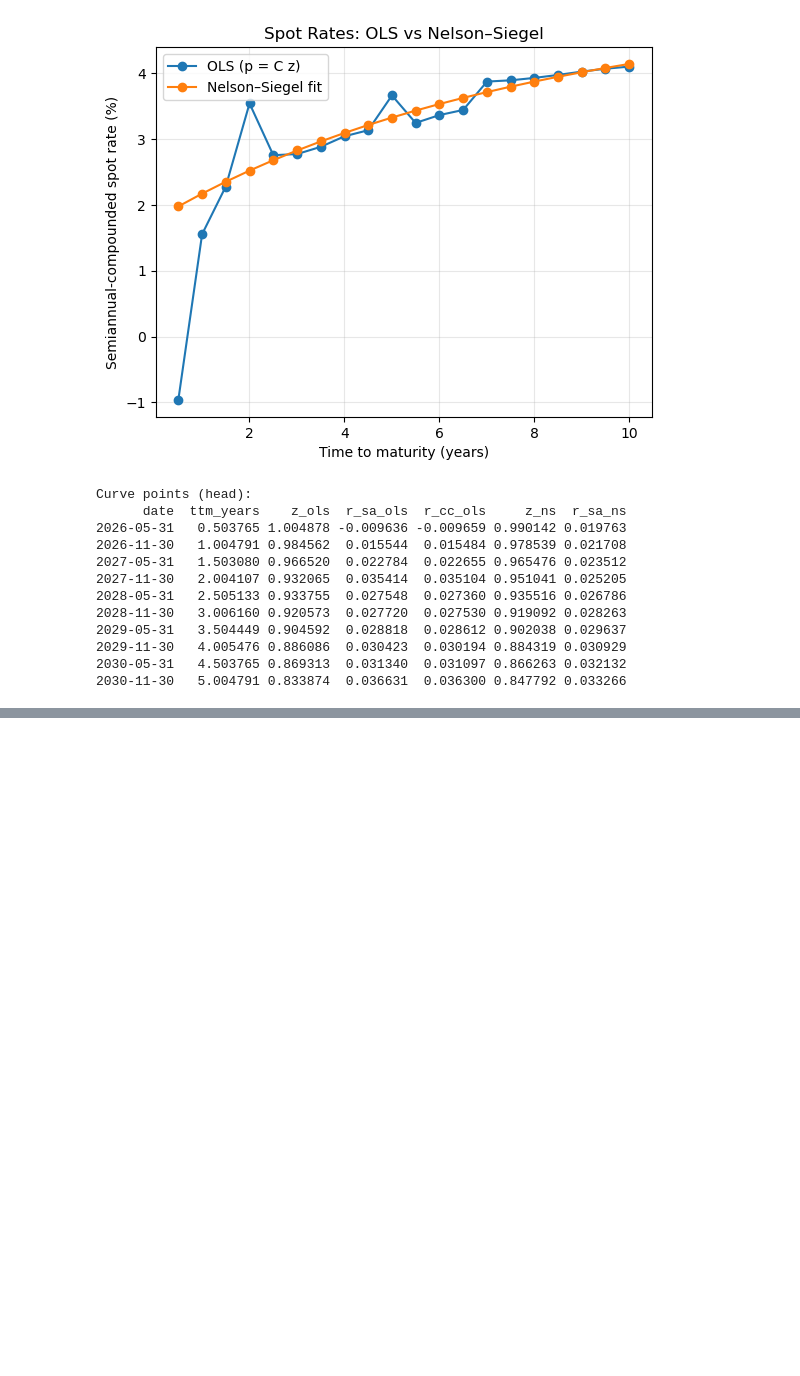
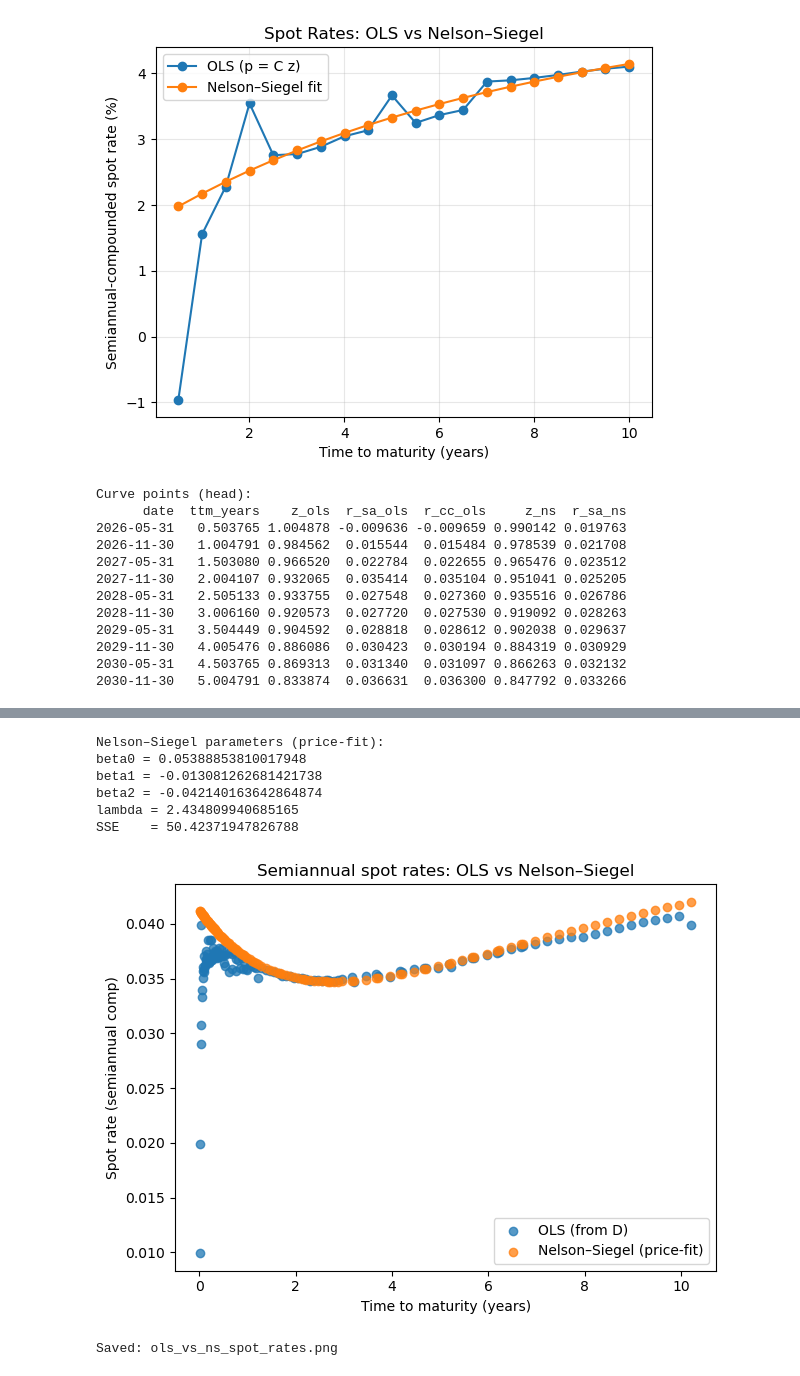
Before and after one commit to mihikasingh806/FixedIncome_A7, a Jupyter notebook: Assignment1/Spot_Curve.ipynb, the cells around one changed output, grey strips where cells are left out. Saved outputs shown, nothing was run; the diff lists cells and outputs as text; code cells hidden in the pictures; blank space fills up the shorter version.

```diff
--- a/Assignment1/Spot_Curve.ipynb
+++ b/Assignment1/Spot_Curve.ipynb
@@ -193,0 +412,79 @@ Curve points (head):
+# %%
+
+cf_dates = pd.to_datetime(C.columns).sort_values()
+tau_grid = np.asarray((cf_dates - ASOF).days / 365.25, dtype=float)
+tau_grid = np.maximum(tau_grid, 1e-8)
+
+C_full = np.asarray(C.values, dtype=float)
+p_full = np.asarray(df.loc[C.index, "px"].values, dtype=float)
+
+def ns_yield(tau, beta0, beta1, beta2, lam):
+    tau = np.asarray(tau, dtype=float)
+    x = tau / lam
+    with np.errstate(divide="ignore", invalid="ignore"):
+        f1 = (1 - np.exp(-x)) / x
+        f1 = np.where(np.isfinite(f1), f1, 1.0)
+    f2 = f1 - np.exp(-x)
+    return beta0 + beta1 * f1 + beta2 * f2
+
+def ns_discount(tau, beta0, beta1, beta2, lam):
+    y = ns_yield(tau, beta0, beta1, beta2, lam)
+    return np.exp(-y * tau)
+
+def sse_ns(theta):
+    beta0, beta1, beta2, lam = theta
+    if lam <= 0:
+        return 1e18
+    dfs = ns_discount(tau_grid, beta0, beta1, beta2, lam)
+    p_model = C_full @ dfs
+    err = p_model - p_full
+    return float(np.sum(err**2))
+
+x0 = np.array([0.038, -0.020, 0.010, 1.5])  # start guess
+bounds = [(-0.10, 0.20), (-0.50, 0.50), (-0.50, 0.50), (0.05, 10.0)]
+
+res = minimize(sse_ns, x0, method="L-BFGS-B", bounds=bounds)
+beta0, beta1, beta2, lam = res.x
+
+print("\nNelson–Siegel parameters (price-fit):")
+print("beta0 =", beta0)
+print("beta1 =", beta1)
+print("beta2 =", beta2)
+print("lambda =", lam)
+print("SSE    =", res.fun)
+
+
+tau_D = np.asarray((pd.to_datetime(D.columns) - ASOF).days / 365.25, dtype=float)
+tau_D = np.maximum(tau_D, 1e-8)
+
+df_ns_D = pd.Series(ns_discount(tau_D, beta0, beta1, beta2, lam),
+                    index=D.columns).sort_index()
+tau_ns = pd.Series(np.asarray((pd.to_datetime(df_ns_D.index) - ASOF).days / 365.25, dtype=float),
+                   index=df_ns_D.index)
+
+r_sa_ns = 2.0 * (np.power(df_ns_D.values, -1.0/(2.0*tau_ns.values)) - 1.0)
+r_sa_ns = pd.Series(r_sa_ns, index=df_ns_D.index)
+
+ns_plot_path = os.path.join(OUT_DIR, "ols_vs_ns_spot_rates.png")
+
+plt.figure()
+plt.scatter(tau_ols.values, r_sa_ols.values, label="OLS (from D)", alpha=0.75)
+plt.scatter(tau_ns.values, r_sa_ns.values, label="Nelson–Siegel (price-fit)", alpha=0.75)
+plt.xlabel("Time to maturity (years)")
+plt.ylabel("Spot rate (semiannual comp)")
+plt.title("Semiannual spot rates: OLS vs Nelson–Siegel")
+plt.legend()
+plt.tight_layout()
+plt.savefig(ns_plot_path, dpi=200)
+plt.show()
+
+print("Saved:", ns_plot_path)
+# %% [output]
+Nelson–Siegel parameters (price-fit):
+beta0 = 0.05388853810017948
+beta1 = -0.013081262681421738
+beta2 = -0.042140163642864874
+lambda = 2.434809940685165
+SSE    = 50.42371947826788
+[figure, added]
+Saved: ols_vs_ns_spot_rates.png
```
Also changed, not shown: parts of 7 cells of this notebook, 4 other files.
